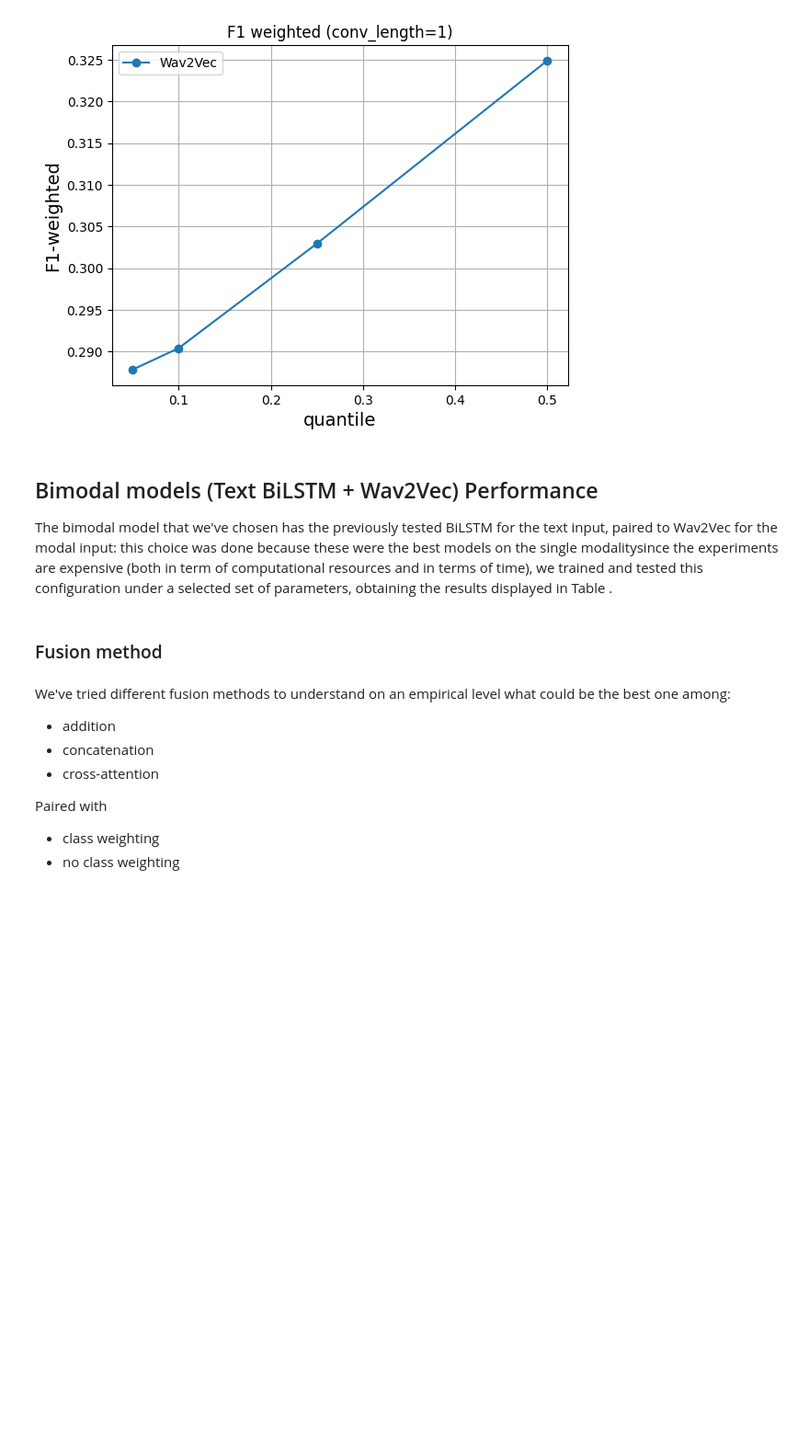
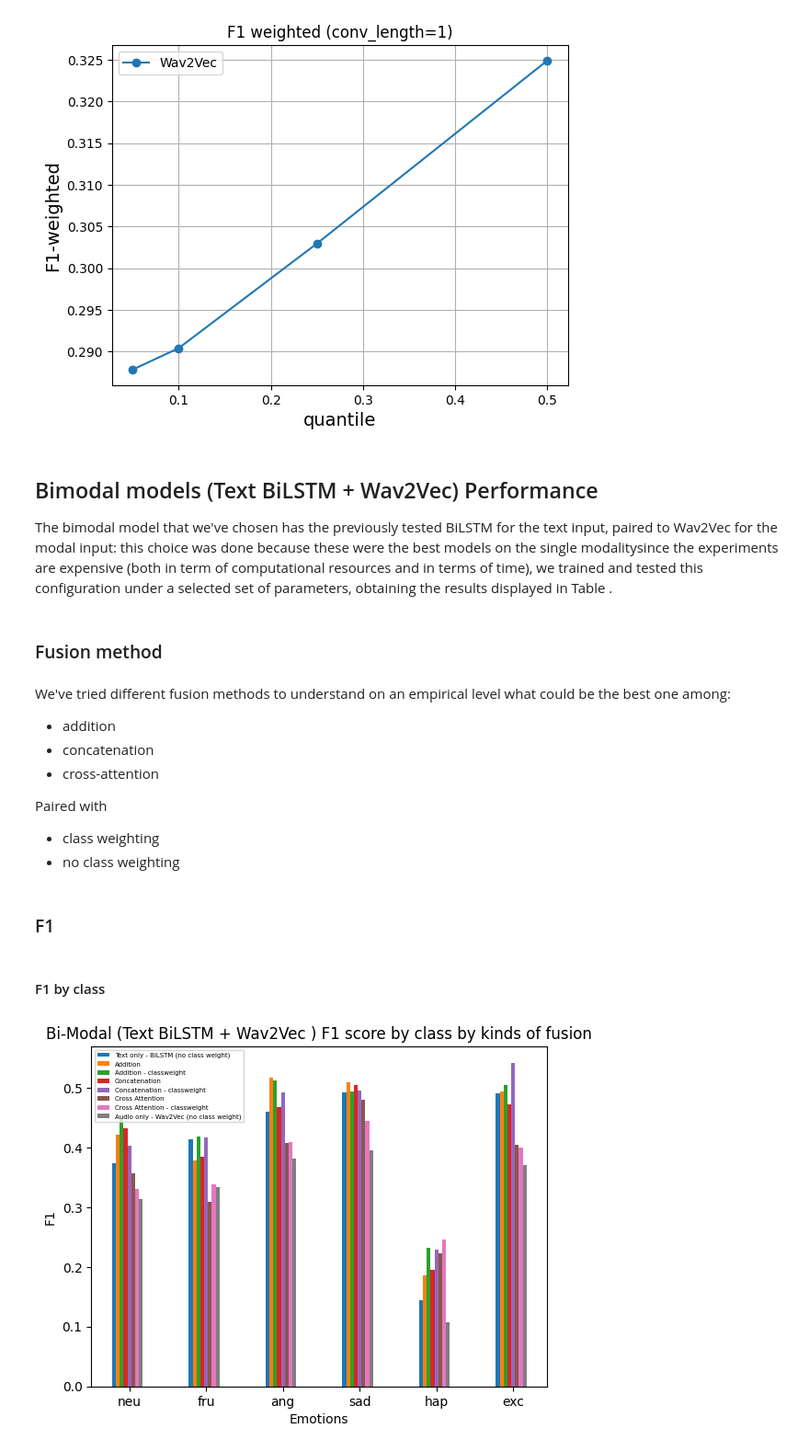
Before and after one commit to eskinderit/A-comparison-of-small-and-large-uni-multi-modal-language-models-for-sentiment-analysis-, a Jupyter notebook: Result Visualization.ipynb, the cells around one changed output. Shown at 92% size. Cells and saved outputs as stored; diff of their text form; code cells hidden in the pictures; blank space fills up the shorter version.

```diff
--- a/Result Visualization.ipynb
+++ b/Result Visualization.ipynb
@@ -500,45 +515,67 @@ We've tried different fusion methods to understand on an empirical level what co
 Paired with
 - class weighting
 - no class weighting
+# %% [markdown]
+### F1
+# %% [markdown]
+#### F1 by class
 # %%
 conv_len = 3
+label2id = ['neu', 'fru', 'ang', 'sad', 'hap', 'exc']
+X_axis = np.arange(len(label2id))
 
-bimodal_add_42 = Results(train_log_url = f'',
-                    eval_log_url=f'')
+bimodal_add_42 = Results(train_log_url = f'./results/seed42/bimodal/no_classweight/addition/log_conv3_add_AudioTransformer_SimpleTextModel_s42.txt',
+                    eval_log_url=f'./results/seed42/bimodal/no_classweight/addition/log_conv3_add_AudioTransformer_SimpleTextModel_s42_results.txt')
 
-bimodal_concat_42 = Results(train_log_url = f'',
-                    eval_log_url=f'')
+bimodal_concat_42 = Results(train_log_url = f'./results/seed42/bimodal/no_classweight/concatenation/log_conv3_concatenate_AudioTransformer_SimpleTextModel_s42.txt',
+                    eval_log_url=f'./results/seed42/bimodal/no_classweight/concatenation/log_conv3_concatenate_AudioTransformer_SimpleTextModel_s42_results.txt')
 
-bimodal_crossatt_42 = Results(train_log_url = f'',
-                    eval_log_url=f'')
+bimodal_crossatt_42 = Results(train_log_url = f'./results/seed42/bimodal/no_classweight/crossattention/log_conv3_attention_AudioTransformer_SimpleTextModel_s42.txt',
+                    eval_log_url=f'./results/seed42/bimodal/no_classweight/crossattention/log_conv3_attention_AudioTransformer_SimpleTextModel_s42_results.txt')
 
-bimodal_add_classweight_42 = Results(train_log_url = f'',
-                    eval_log_url=f'')
+bimodal_add_classweight_42 = Results(train_log_url = f'./results/seed42/bimodal/classweight/addition/log_conv3_add_AudioTransformer_SimpleTextModel_cw_s42.txt',
+                    eval_log_url=f'./results/seed42/bimodal/classweight/addition/log_conv3_add_AudioTransformer_SimpleTextModel_cw_s42_results.txt')
 
-bimodal_concat_classweight_42 = Results(train_log_url = f'',
-                    eval_log_url=f'')
+bimodal_concat_classweight_42 = Results(train_log_url = f'./results/seed42/bimodal/classweight/concatenation/log_conv3_concatenate_AudioTransformer_SimpleTextModel_cw_s42.txt',
+                    eval_log_url=f'./results/seed42/bimodal/classweight/concatenation/log_conv3_concatenate_AudioTransformer_SimpleTextModel_cw_s42_results.txt')
 
-bimodal_crossatt_classweight_42 = Results(train_log_url = f'',
-                    eval_log_url=f'')
+bimodal_crossatt_classweight_42 = Results(train_log_url = f'./results/seed42/bimodal/classweight/crossattention/log_conv3_attention_AudioTransformer_SimpleTextModel_cw_s42.txt',
+                    eval_log_url=f'./results/seed42/bimodal/classweight/crossattention/log_conv3_attention_AudioTransformer_SimpleTextModel_cw_s42_results.txt')
+
 
 
 # TODO fix this
 bimodal_add = [bimodal_add_42, bimodal_add_42]
+bimodal_concat = [bimodal_concat_42, bimodal_concat_42]
 bimodal_crossatt = [bimodal_crossatt_42, bimodal_crossatt_42]
-bimodal_concat = [bimodal_concat_42, bimodal_concat_42]
 bimodal_add_classweight = [bimodal_add_classweight_42, bimodal_add_classweight_42]
+bimodal_concat_classweight = [bimodal_concat_classweight_42, bimodal_concat_classweight_42]
 bimodal_crossatt_classweight = [bimodal_crossatt_classweight_42, bimodal_crossatt_classweight_42]
-bimodal_concat_classweight = [bimodal_concat_classweight_42, bimodal_concat_classweight_42]
 
 
 # averaging f1s
-bimodal_add_f1_byclass = np.average([i[conv_len-1].test_f1_all[:6] for i in bimodal_add], axis=0)
-bimodal_crossatt_f1_byclass = np.average()
+bimodal_add_f1_byclass = np.average([i.test_f1_all[:6] for i in bimodal_add], axis=0)
+bimodal_concat_f1_byclass = np.average([i.test_f1_all[:6] for i in bimodal_concat], axis=0)
+bimodal_crossatt_f1_byclass = np.average([i.test_f1_all[:6] for i in bimodal_crossatt], axis=0)
+bimodal_add_classweight_f1_byclass = np.average([i.test_f1_all[:6] for i in bimodal_add_classweight], axis=0)
+bimodal_concat_classweight_f1_byclass = np.average([i.test_f1_all[:6] for i in bimodal_concat_classweight], axis=0)
+bimodal_crossatt_classweight_f1_byclass = np.average([i.test_f1_all[:6] for i in bimodal_crossatt_classweight], axis=0)
 
-plt.bar(X_axis - 0.15, wav2vec_f1_byclass_weighted, 0.05, label = 'Wav2Vec class weight')
-plt.bar(X_axis - 0.10, mfcc_f1_byclass, 0.05, label = 'MFCC')
-plt.bar(X_axis - 0.05, mfcc_f1_byclass_weighted, 0.05, label = 'MFCC class weighted')
-plt.bar(X_axis, mel_f1_byclass, 0.05, label = 'MEL')
-plt.bar(X_axis + 0.05, mel_f1_byclass_weighted, 0.05, label = 'MEL class weighted')
-plt.bar(X_axis + 0.10, chroma_f1_byclass, 0.05, label = 'Chroma')
-plt.bar(X_axis + 0.15, chroma_f1_byclass_weighted, 0.05, label = 'Chroma class weighted')
+
+plt.bar(X_axis - 0.20, text_bilstm_f1_byclass, 0.05, label = 'Text only - BiLSTM (no class weight)')
+plt.bar(X_axis - 0.15, bimodal_add_f1_byclass, 0.05, label = 'Addition')
+plt.bar(X_axis - 0.10, bimodal_add_classweight_f1_byclass, 0.05, label = 'Addition - classweight')
+plt.bar(X_axis - 0.05, bimodal_concat_f1_byclass, 0.05, label = 'Concatenation')
+plt.bar(X_axis, bimodal_concat_classweight_f1_byclass, 0.05, label = 'Concatenation - classweight')
+plt.bar(X_axis + 0.05, bimodal_crossatt_f1_byclass, 0.05, label = 'Cross Attention')
+plt.bar(X_axis + 0.10, bimodal_crossatt_classweight_f1_byclass, 0.05, label = 'Cross Attention - classweight')
+plt.bar(X_axis + 0.15, wav2vec_f1_byclass, 0.05, label = 'Audio only - Wav2Vec (no class weight)')
+
+plt.xticks(X_axis, label2id)
+plt.xlabel("Emotions")
+plt.ylabel("F1")
+plt.title("Bi-Modal (Text BiLSTM + Wav2Vec ) F1 score by class by kinds of fusion")
+plt.legend(fontsize=5)
+plt.show()
+# %% [output]
+[figure, added]
```
Also changed, not shown: parts of 12 cells of this notebook.
